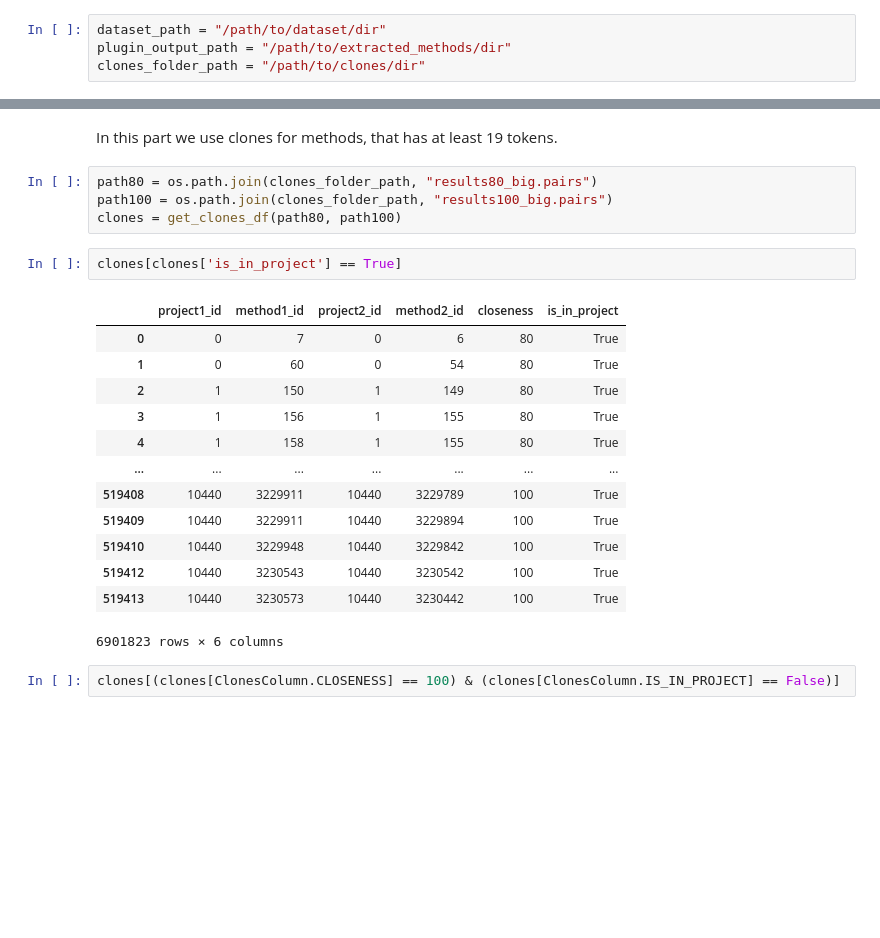
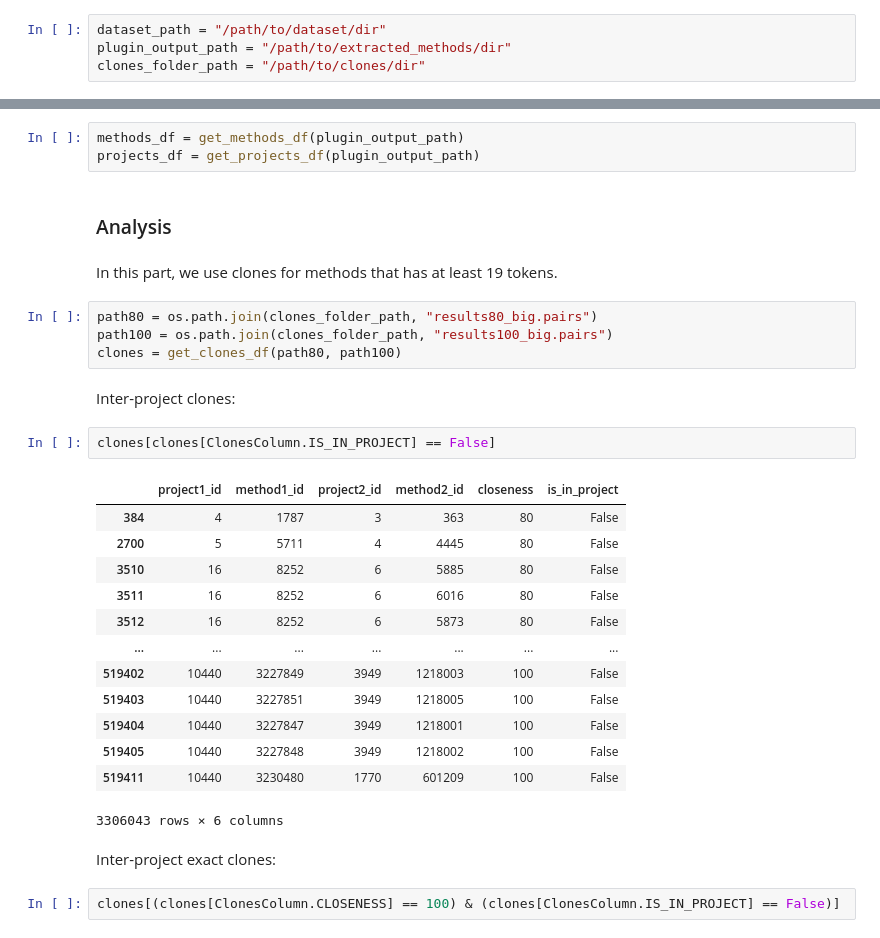
Before and after one commit to JetBrains-Research/Lupa, a Jupyter notebook: scripts/clones_analysis/clones_analysis.ipynb, the cells around one changed output, grey strips where cells are left out. Saved outputs shown, nothing was run; the diff lists cells and outputs as text; blank space fills up the shorter version.

```diff
--- a/scripts/clones_analysis/clones_analysis.ipynb
+++ b/scripts/clones_analysis/clones_analysis.ipynb
@@ -44,25 +51,34 @@ create_directory(ratings_directory_name)
+# %%
+methods_df = get_methods_df(plugin_output_path)
+projects_df = get_projects_df(plugin_output_path)
+# %% [markdown]
+### Analysis
 # %% [markdown]
-In this part we use clones for methods, that has at least 19 tokens.
+In this part, we use clones for methods that has at least 19 tokens.
 # %%
 path80 = os.path.join(clones_folder_path, "results80_big.pairs")
 path100 = os.path.join(clones_folder_path, "results100_big.pairs")
 clones = get_clones_df(path80, path100)
+# %% [markdown]
+Inter-project clones:
 # %%
-clones[clones['is_in_project'] == True]
+clones[clones[ClonesColumn.IS_IN_PROJECT] == False]
 # %% [output]
 |  | project1_id | method1_id | project2_id | method2_id | closeness | is_in_project |
-| 0 | 0 | 7 | 0 | 6 | 80 | True |
-| 1 | 0 | 60 | 0 | 54 | 80 | True |
-| 2 | 1 | 150 | 1 | 149 | 80 | True |
-| 3 | 1 | 156 | 1 | 155 | 80 | True |
-| 4 | 1 | 158 | 1 | 155 | 80 | True |
+| 384 | 4 | 1787 | 3 | 363 | 80 | False |
+| 2700 | 5 | 5711 | 4 | 4445 | 80 | False |
+| 3510 | 16 | 8252 | 6 | 5885 | 80 | False |
+| 3511 | 16 | 8252 | 6 | 6016 | 80 | False |
+| 3512 | 16 | 8252 | 6 | 5873 | 80 | False |
 | ... | ... | ... | ... | ... | ... | ... |
-| 519408 | 10440 | 3229911 | 10440 | 3229789 | 100 | True |
-| 519409 | 10440 | 3229911 | 10440 | 3229894 | 100 | True |
-| 519410 | 10440 | 3229948 | 10440 | 3229842 | 100 | True |
-| 519412 | 10440 | 3230543 | 10440 | 3230542 | 100 | True |
-| 519413 | 10440 | 3230573 | 10440 | 3230442 | 100 | True |
+| 519402 | 10440 | 3227849 | 3949 | 1218003 | 100 | False |
+| 519403 | 10440 | 3227851 | 3949 | 1218005 | 100 | False |
+| 519404 | 10440 | 3227847 | 3949 | 1218001 | 100 | False |
+| 519405 | 10440 | 3227848 | 3949 | 1218002 | 100 | False |
+| 519411 | 10440 | 3230480 | 1770 | 601209 | 100 | False |
-6901823 rows × 6 columns
+3306043 rows × 6 columns
+# %% [markdown]
+Inter-project exact clones:
 # %%
 clones[(clones[ClonesColumn.CLOSENESS] == 100) & (clones[ClonesColumn.IS_IN_PROJECT] == False)]
 # %% [output]
```
Also changed, not shown: parts of 27 cells of this notebook.
